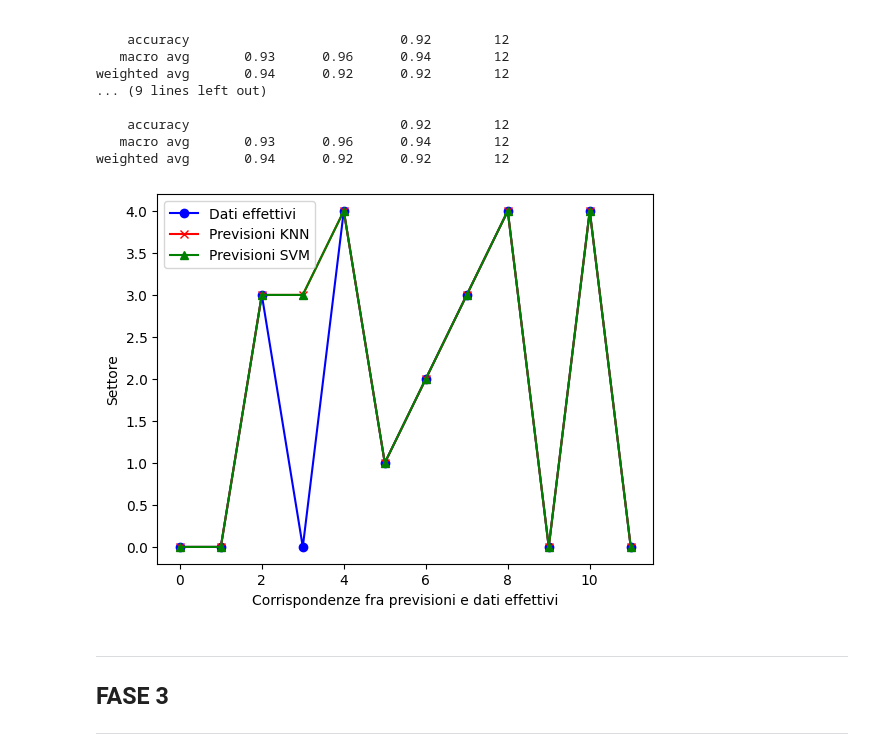
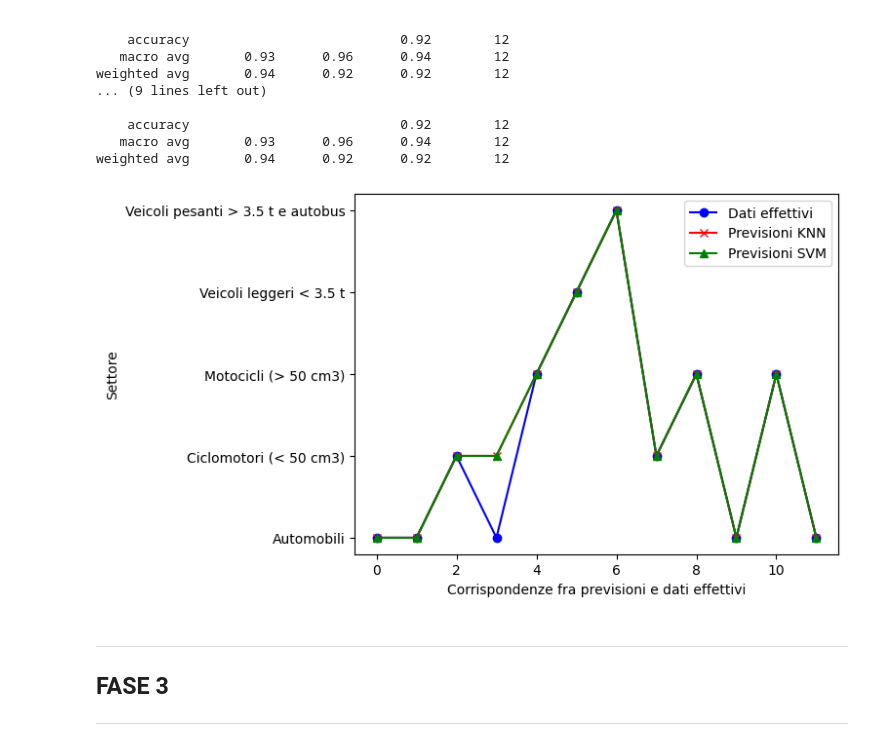
Before and after one commit to Gabroz4/esame_AI_BS, a Jupyter notebook: Esame_IA_BS.ipynb, the cells around one changed output. Drawn from its saved outputs; the diff is of its cells as text; code cells hidden in the pictures.

```diff
--- a/Esame_IA_BS.ipynb
+++ b/Esame_IA_BS.ipynb
@@ -397,27 +390,36 @@ weighted avg       0.94      0.92      0.92        12
     accuracy                           0.92        12
    macro avg       0.93      0.96      0.94        12
 weighted avg       0.94      0.92      0.92        12
+# %%
+# Creazione di un dizionario di mapping
+mappa_settori = {
+    0: "Automobili",
+    1: "Veicoli leggeri < 3.5 t",
+    2: "Veicoli pesanti > 3.5 t e autobus",
+    3: "Ciclomotori (< 50 cm3)",
+    4: "Motocicli (> 50 cm3)",
+}
 # %%
-#plot dei dati effettivi(dati reali)
-plt.plot(y_test.values, label='Dati effettivi', color='blue', marker='o')
+#plot dei dati effettivi (dati reali)
+plt.plot([mappa_settori[val] for val in y_test.values], label='Dati effettivi', color='blue', marker='o')
 
 #plot delle previsioni KNeighborsClassifier
-plt.plot(y_pred_knn, label='Previsioni KNN', color='red', marker='x')
+plt.plot([mappa_settori[val] for val in y_pred_knn], label='Previsioni KNN', color='red', marker='x')
 
 #plot delle previsioni SVM
-plt.plot(y_pred_svm, label='Previsioni SVM', color='green', marker='^')
+plt.plot([mappa_settori[val] for val in y_pred_svm], label='Previsioni SVM', color='green', marker='^')
 
 #aggiunta dei nomi agli assi
 plt.xlabel('Corrispondenze fra previsioni e dati effettivi')
 plt.ylabel('Settore')
 
 #aggiunta di una legenda
 plt.legend()
 
-#visualizzo il grafico
+#visualizzazione del grafico
 plt.show()
 # %% [output]
-[figure, old version]
+[figure, new version]
 # %% [markdown]
 ---
 FASE 3
```
Also changed, not shown: parts of 18 cells of this notebook, 2 other files.
